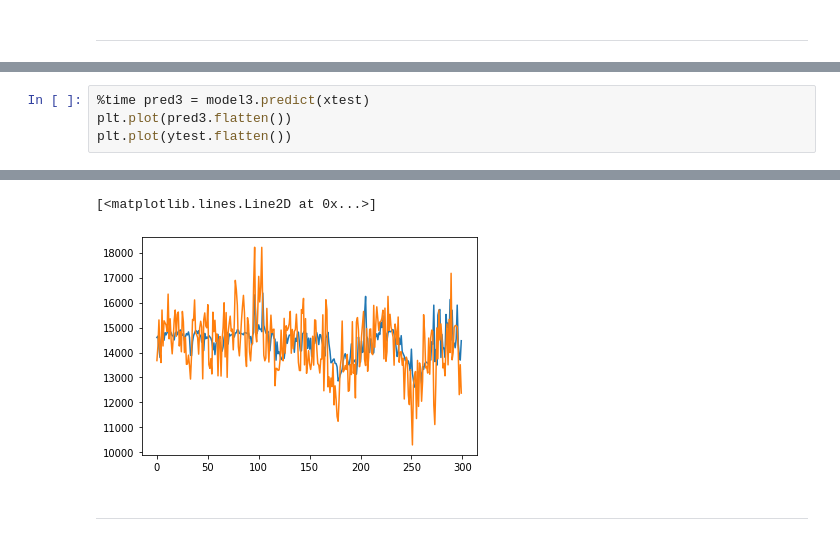
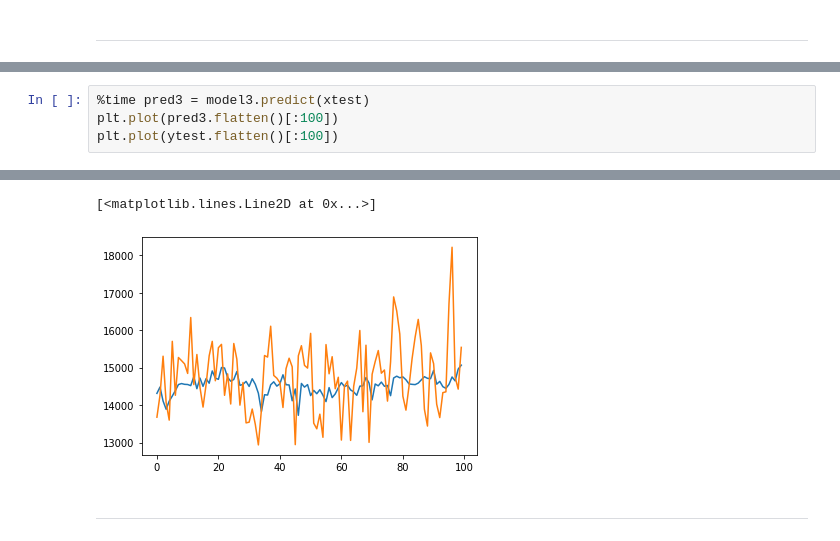
Before and after one commit to MMurilloGlez/ts-automl, a Jupyter notebook: Working Notebooks/Recursive_forecast.ipynb, the cells around one changed output, grey strips where cells are left out. Cells and saved outputs as stored; diff of their text form.

```diff
--- a/Working Notebooks/Recursive_forecast.ipynb
+++ b/Working Notebooks/Recursive_forecast.ipynb
@@ -571,5 +618,5 @@ Epoch 100/100
 # %%
 %time pred3 = model3.predict(xtest)
-plt.plot(pred3.flatten())
-plt.plot(ytest.flatten())
+plt.plot(pred3.flatten()[:100])
+plt.plot(ytest.flatten()[:100])
 # %% [output]
@@ -578,5 +625,5 @@ Wall time: 1.23 s
 [<matplotlib.lines.Line2D at 0x...>]
-[figure, old version]
+[figure, new version]
 # %% [markdown]
 ----
 # %%
```
Also changed, not shown: parts of 20 cells of this notebook, 1 other file.
